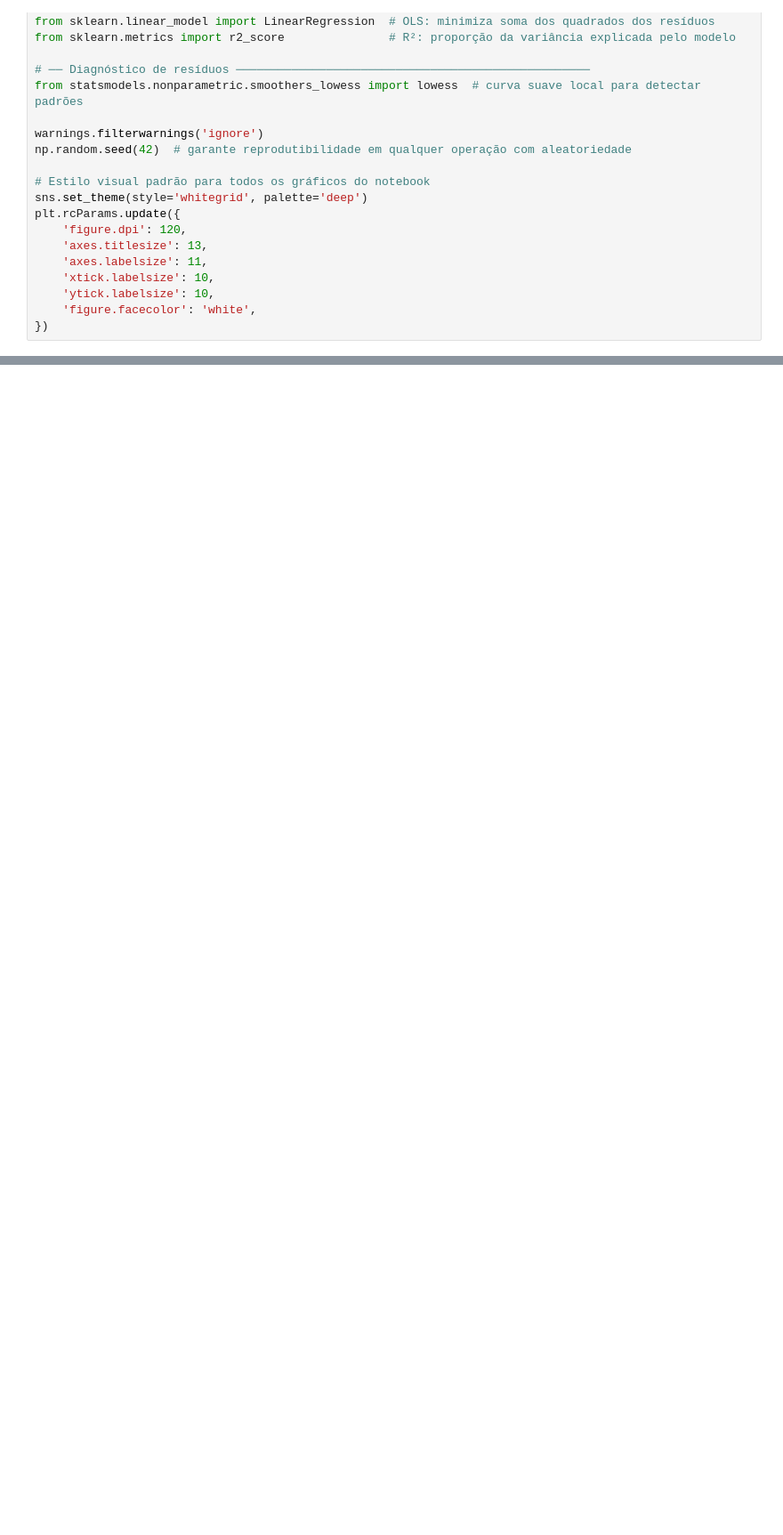
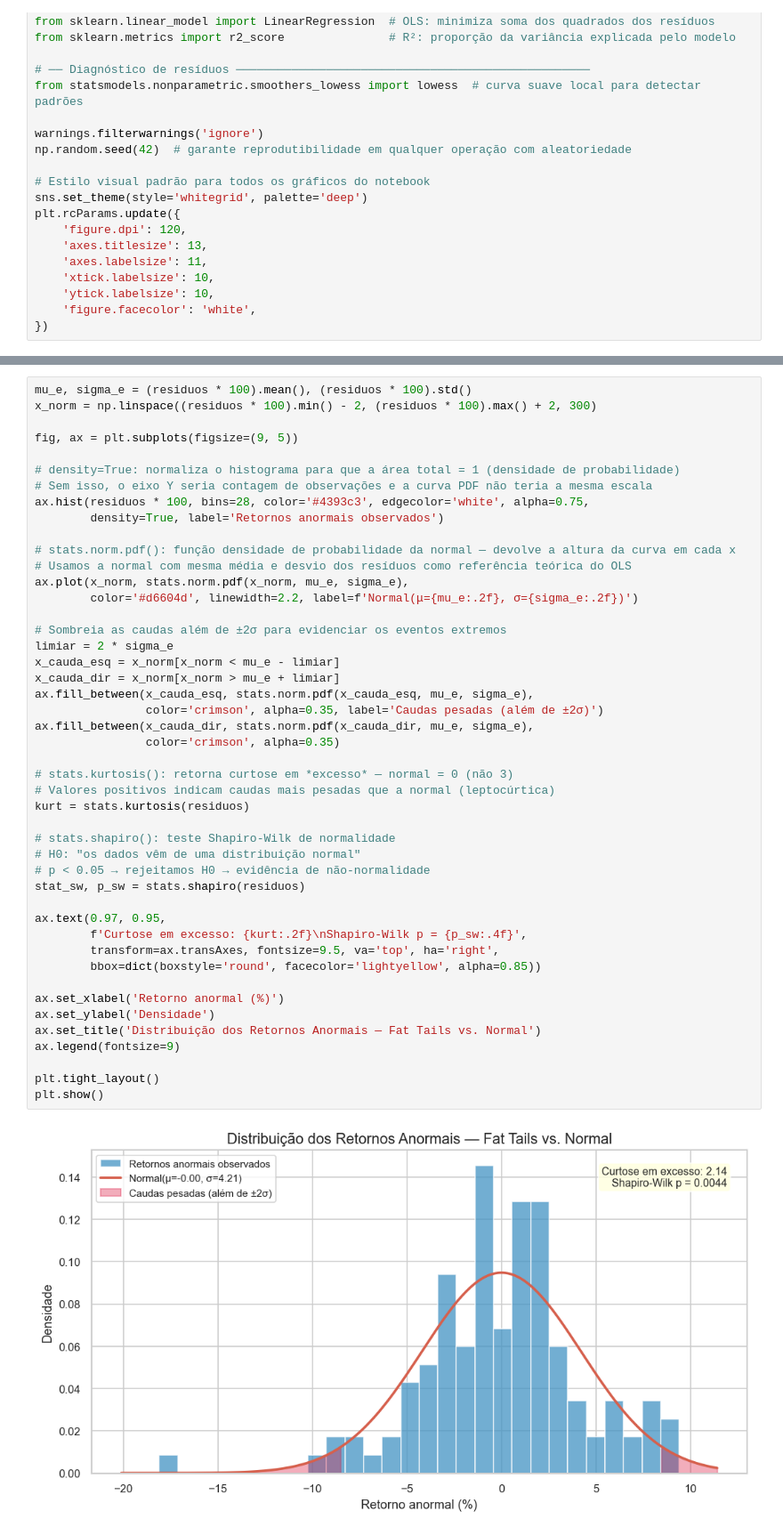
Before and after one commit to jescoelho/ciencia-dados, a Jupyter notebook: notebooks/fundamentos/06_regressao_linear_parte1.ipynb, the cells around one changed output, grey strips where cells are left out. Shown at 89% size. Cells and saved outputs as stored; diff of their text form; blank space fills up the shorter version.

```diff
--- a/notebooks/fundamentos/06_regressao_linear_parte1.ipynb
+++ b/notebooks/fundamentos/06_regressao_linear_parte1.ipynb
@@ -423 +482,49 @@ plt.show()
+# %%
+mu_e, sigma_e = (residuos * 100).mean(), (residuos * 100).std()
+x_norm = np.linspace((residuos * 100).min() - 2, (residuos * 100).max() + 2, 300)
+
+fig, ax = plt.subplots(figsize=(9, 5))
+
+# density=True: normaliza o histograma para que a área total = 1 (densidade de probabilidade)
+# Sem isso, o eixo Y seria contagem de observações e a curva PDF não teria a mesma escala
+ax.hist(residuos * 100, bins=28, color='#4393c3', edgecolor='white', alpha=0.75,
+        density=True, label='Retornos anormais observados')
+
+# stats.norm.pdf(): função densidade de probabilidade da normal — devolve a altura da curva em cada x
+# Usamos a normal com mesma média e desvio dos resíduos como referência teórica do OLS
+ax.plot(x_norm, stats.norm.pdf(x_norm, mu_e, sigma_e),
+        color='#d6604d', linewidth=2.2, label=f'Normal(μ={mu_e:.2f}, σ={sigma_e:.2f})')
+
+# Sombreia as caudas além de ±2σ para evidenciar os eventos extremos
+limiar = 2 * sigma_e
+x_cauda_esq = x_norm[x_norm < mu_e - limiar]
+x_cauda_dir = x_norm[x_norm > mu_e + limiar]
+ax.fill_between(x_cauda_esq, stats.norm.pdf(x_cauda_esq, mu_e, sigma_e),
+                color='crimson', alpha=0.35, label='Caudas pesadas (além de ±2σ)')
+ax.fill_between(x_cauda_dir, stats.norm.pdf(x_cauda_dir, mu_e, sigma_e),
+                color='crimson', alpha=0.35)
+
+# stats.kurtosis(): retorna curtose em *excesso* — normal = 0 (não 3)
+# Valores positivos indicam caudas mais pesadas que a normal (leptocúrtica)
+kurt = stats.kurtosis(residuos)
+
+# stats.shapiro(): teste Shapiro-Wilk de normalidade
+# H0: "os dados vêm de uma distribuição normal"
+# p < 0.05 → rejeitamos H0 → evidência de não-normalidade
+stat_sw, p_sw = stats.shapiro(residuos)
+
+ax.text(0.97, 0.95,
+        f'Curtose em excesso: {kurt:.2f}\nShapiro-Wilk p = {p_sw:.4f}',
+        transform=ax.transAxes, fontsize=9.5, va='top', ha='right',
+        bbox=dict(boxstyle='round', facecolor='lightyellow', alpha=0.85))
+
+ax.set_xlabel('Retorno anormal (%)')
+ax.set_ylabel('Densidade')
+ax.set_title('Distribuição dos Retornos Anormais — Fat Tails vs. Normal')
+ax.legend(fontsize=9)
+
+plt.tight_layout()
+plt.show()
+# %% [output]
+[figure, added]
 # %% [markdown]
```
Also changed, not shown: parts of 23 cells of this notebook.
